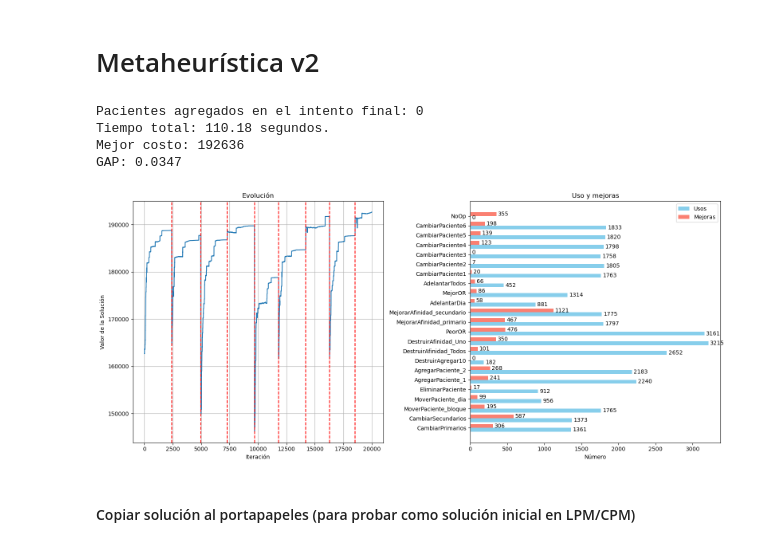
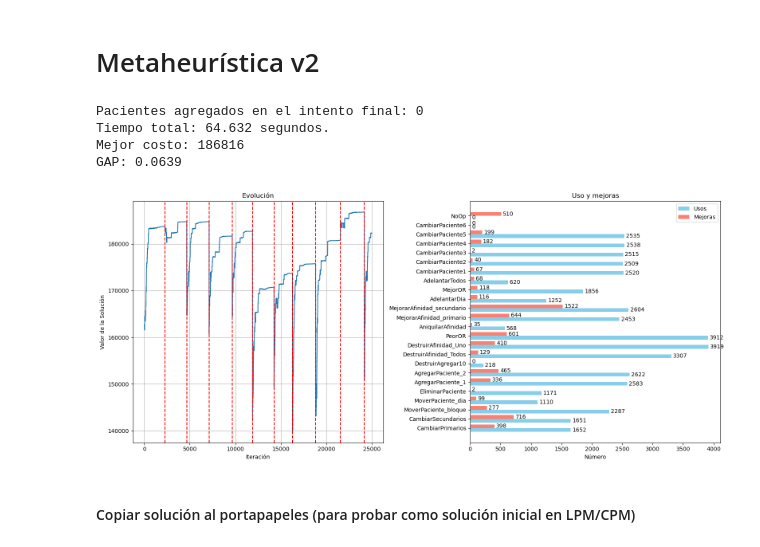
Before and after one commit to Franri3008/Tesis, a Jupyter notebook: notebooks/DEAP_Surgeries.ipynb, the cells around one changed output. Cells and saved outputs as stored; diff of their text form; code cells hidden in the pictures.

Commit message:
AniquilarAfinidad

```diff
--- a/notebooks/DEAP_Surgeries.ipynb
+++ b/notebooks/DEAP_Surgeries.ipynb
@@ -1527,7 +1527,8 @@ from perturbations import (
     DestruirAgregar10,
     DestruirAfinidad_Todos,
     DestruirAfinidad_Uno,
-    PeorOR
+    PeorOR,
+    AniquilarAfinidad
 )
 
 import localsearches
@@ -1920,12 +1921,12 @@ def metaheuristic(inicial, max_iter=50, destruct=200, temp_inicial=500.0, alpha=
     # [counts, improves, prob]
     metadata_pert = {"CambiarPrimarios": [0, 0, 15], "CambiarSecundarios": [0, 0, 15], "MoverPaciente_bloque": [0, 0, 20], "MoverPaciente_dia": [0, 0, 10],
               "EliminarPaciente": [0, 0, 10], "AgregarPaciente_1": [0, 0, 24], "AgregarPaciente_2": [0, 0, 24], "DestruirAgregar10": [0, 0, 2],
-              "DestruirAfinidad_Todos": [0, 0, 30], "DestruirAfinidad_Uno": [0, 0, 35], "PeorOR": [0, 0, 35]}
+              "DestruirAfinidad_Todos": [0, 0, 30], "DestruirAfinidad_Uno": [0, 0, 35], "PeorOR": [0, 0, 35], "AniquilarAfinidad": [0, 0, 5]}
 
     metadata_search = {"MejorarAfinidad_primario": [0, 0, 20], "MejorarAfinidad_secundario": [0, 0, 20],
                        "AdelantarDia": [0, 0, 10], "MejorOR": [0, 0, 15], "AdelantarTodos": [0, 0, 5],
                        "CambiarPaciente1": [0, 0, 20], "CambiarPaciente2": [0, 0, 20], "CambiarPaciente3": [0, 0, 20],
-                       "CambiarPaciente4": [0, 0, 20], "CambiarPaciente5": [0, 0, 20], "CambiarPaciente6": [0, 0, 20], "NoOp": [0, 0, 0]};
+                       "CambiarPaciente4": [0, 0, 20], "CambiarPaciente5": [0, 0, 20], "CambiarPaciente6": [0, 0, 0], "NoOp": [0, 0, 0]};
 
     lista_evaluacion = [];
     lista_iteracion = [];
@@ -2069,38 +2070,38 @@ def metaheuristic(inicial, max_iter=50, destruct=200, temp_inicial=500.0, alpha=
     mejor = AdelantarTodos(mejor, surgeon, second, OT, I, SP, AOR, dictCosts, nSlot, nDays, hablar=hablar)
     mejor = final_add_patients(mejor, VERSION=version);
     check_synchronized(mejor, OT, last_p, last_s) if synchro_check else None;
     #mejor = reparar(mejor)
     num_asignados_despues = sum(1 for p in mejor[0] if p != -1);
     print("Pacientes agregados en el intento final:", num_asignados_despues - num_asignados_antes)
     print("Último mejor costo:", EvalAllORs(mejor[0], VERSION=version)) if hablar else None;
     #graficar_solucion(mejor[0])
     return mejor, (lista_evaluacion, lista_iteracion, metadata_pert, metadata_search, reseteos)
 
 #----------------------------------------------
 random.seed(262)
 #initial_sol = generar_solucion_inicial(VERSION=version, hablar=False)
 sys.path.append("../algorithm");
 import importlib
 import initial_solutions
 importlib.reload(initial_solutions);
 from initial_solutions import GRASP
 
 sol_inicial = GRASP(surgeon, second, patient, room, day, slot, AOR, I, dictCosts, nFichas, nSlot, SP, COIN, OT, alpha=0.2, modo=1, VERSION="C", hablar=False);
 
 tiempo_inicial = time.time()
-best_solution, stats = metaheuristic(sol_inicial, max_iter=20000, destruct=100, temp_inicial=680, alpha=0.997, elite_size=4, prob_elite=0.30, synchro_check=True, hablar=0)
+best_solution, stats = metaheuristic(sol_inicial, max_iter=25000, destruct=100, temp_inicial=980, alpha=0.997, elite_size=4, prob_elite=0.30, synchro_check=True, hablar=0)
 
 print("Tiempo total:", round(time.time() - tiempo_inicial, 3), "segundos.")
 print("Mejor costo:", EvalAllORs(best_solution[0], VERSION=version));
 print("GAP:", str(1 - EvalAllORs(best_solution[0], VERSION=version) / bks)[:6]);
 
 PlotStats(stats[0], stats[1], stats[2], stats[3], stats[4])
 # %% [output]
 Pacientes agregados en el intento final: 0
-Tiempo total: 110.18 segundos.
-Mejor costo: 192636
-GAP: 0.0347
+Tiempo total: 64.632 segundos.
+Mejor costo: 186816
+GAP: 0.0639
-[figure, old version]
+[figure, new version]
 # %% [markdown]
 #### Copiar solución al portapapeles (para probar como solución inicial en LPM/CPM)
 # %%
```
Also changed, not shown: 6 other files.
